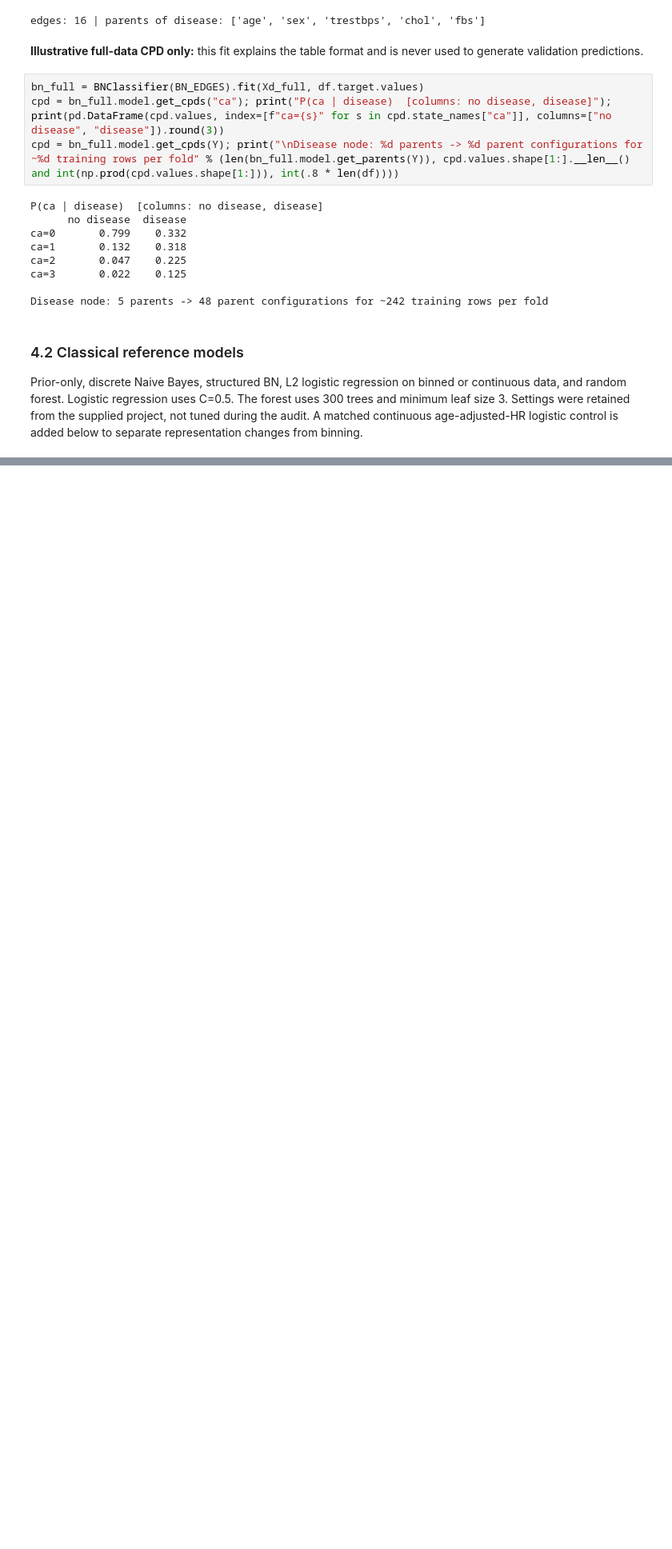
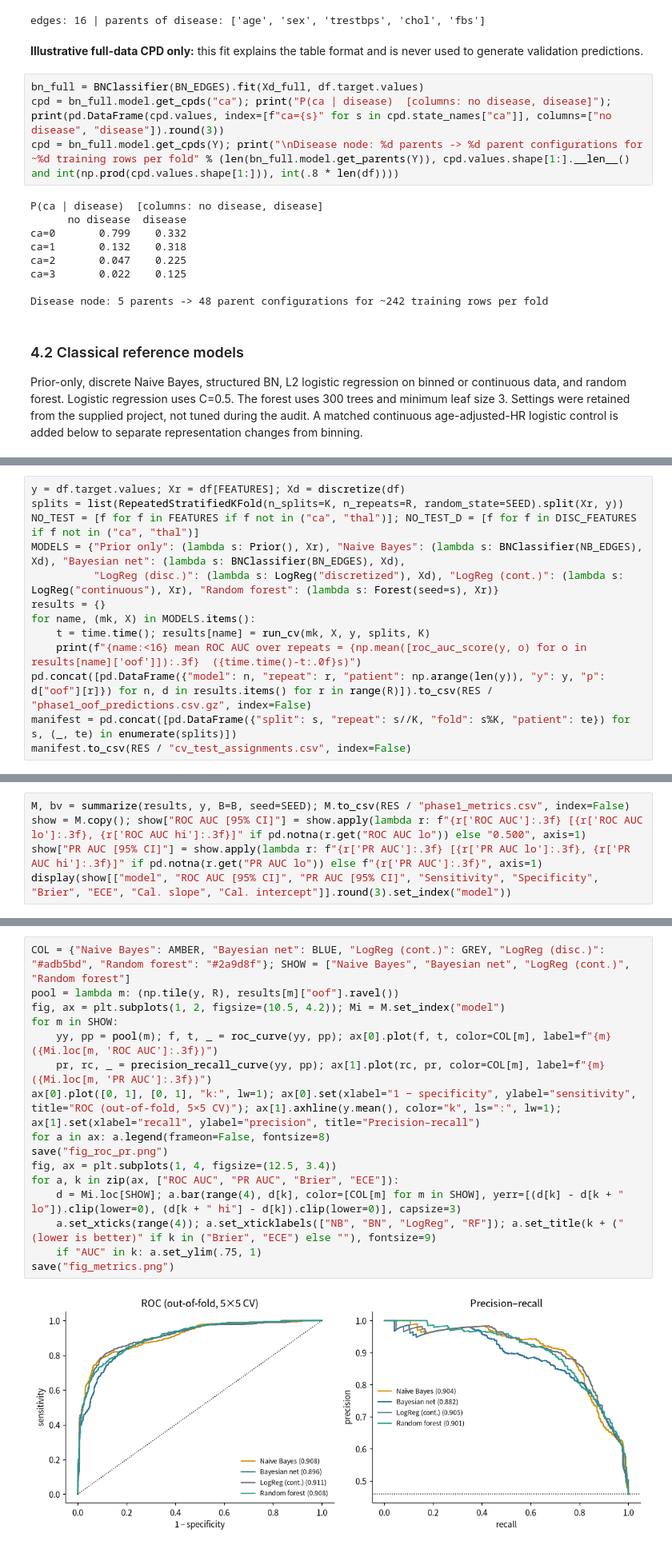
Before and after one commit to 69Igris/heart-disease-risk-modelling, a Jupyter notebook: notebooks/01_phase1_eda_and_classical_models.ipynb, the cells around one changed output, grey strips where cells are left out. Shown at 80% size. Saved outputs shown, nothing was run; the diff lists cells and outputs as text; blank space fills up the shorter version.

```diff
--- a/notebooks/01_phase1_eda_and_classical_models.ipynb
+++ b/notebooks/01_phase1_eda_and_classical_models.ipynb
@@ -204,0 +208,13 @@ Prior-only, discrete Naive Bayes, structured BN, L2 logistic regression on binne
+# %%
+y = df.target.values; Xr = df[FEATURES]; Xd = discretize(df)
+splits = list(RepeatedStratifiedKFold(n_splits=K, n_repeats=R, random_state=SEED).split(Xr, y))
+NO_TEST = [f for f in FEATURES if f not in ("ca", "thal")]; NO_TEST_D = [f for f in DISC_FEATURES if f not in ("ca", "thal")]
+MODELS = {"Prior only": (lambda s: Prior(), Xr), "Naive Bayes": (lambda s: BNClassifier(NB_EDGES), Xd), "Bayesian net": (lambda s: BNClassifier(BN_EDGES), Xd),
+          "LogReg (disc.)": (lambda s: LogReg("discretized"), Xd), "LogReg (cont.)": (lambda s: LogReg("continuous"), Xr), "Random forest": (lambda s: Forest(seed=s), Xr)}
+results = {}
+for name, (mk, X) in MODELS.items():
+    t = time.time(); results[name] = run_cv(mk, X, y, splits, K)
+    print(f"{name:<16} mean ROC AUC over repeats = {np.mean([roc_auc_score(y, o) for o in results[name]['oof']]):.3f}  ({time.time()-t:.0f}s)")
+pd.concat([pd.DataFrame({"model": n, "repeat": r, "patient": np.arange(len(y)), "y": y, "p": d["oof"][r]}) for n, d in results.items() for r in range(R)]).to_csv(RES / "phase1_oof_predictions.csv.gz", index=False)
+manifest = pd.concat([pd.DataFrame({"split": s, "repeat": s//K, "fold": s%K, "patient": te}) for s, (_, te) in enumerate(splits)])
+manifest.to_csv(RES / "cv_test_assignments.csv", index=False)
@@ -204,0 +230,5 @@ Prior-only, discrete Naive Bayes, structured BN, L2 logistic regression on binne
+# %%
+M, bv = summarize(results, y, B=B, seed=SEED); M.to_csv(RES / "phase1_metrics.csv", index=False)
+show = M.copy(); show["ROC AUC [95% CI]"] = show.apply(lambda r: f"{r['ROC AUC']:.3f} [{r['ROC AUC lo']:.3f}, {r['ROC AUC hi']:.3f}]" if pd.notna(r.get("ROC AUC lo")) else "0.500", axis=1)
+show["PR AUC [95% CI]"] = show.apply(lambda r: f"{r['PR AUC']:.3f} [{r['PR AUC lo']:.3f}, {r['PR AUC hi']:.3f}]" if pd.notna(r.get("PR AUC lo")) else f"{r['PR AUC']:.3f}", axis=1)
+display(show[["model", "ROC AUC [95% CI]", "PR AUC [95% CI]", "Sensitivity", "Specificity", "Brier", "ECE", "Cal. slope", "Cal. intercept"]].round(3).set_index("model"))
@@ -204,0 +244,18 @@ Prior-only, discrete Naive Bayes, structured BN, L2 logistic regression on binne
+# %%
+COL = {"Naive Bayes": AMBER, "Bayesian net": BLUE, "LogReg (cont.)": GREY, "LogReg (disc.)": "#adb5bd", "Random forest": "#2a9d8f"}; SHOW = ["Naive Bayes", "Bayesian net", "LogReg (cont.)", "Random forest"]
+pool = lambda m: (np.tile(y, R), results[m]["oof"].ravel())
+fig, ax = plt.subplots(1, 2, figsize=(10.5, 4.2)); Mi = M.set_index("model")
+for m in SHOW:
+    yy, pp = pool(m); f, t, _ = roc_curve(yy, pp); ax[0].plot(f, t, color=COL[m], label=f"{m} ({Mi.loc[m, 'ROC AUC']:.3f})")
+    pr, rc, _ = precision_recall_curve(yy, pp); ax[1].plot(rc, pr, color=COL[m], label=f"{m} ({Mi.loc[m, 'PR AUC']:.3f})")
+ax[0].plot([0, 1], [0, 1], "k:", lw=1); ax[0].set(xlabel="1 − specificity", ylabel="sensitivity", title="ROC (out-of-fold, 5×5 CV)"); ax[1].axhline(y.mean(), color="k", ls=":", lw=1); ax[1].set(xlabel="recall", ylabel="precision", title="Precision–recall")
+for a in ax: a.legend(frameon=False, fontsize=8)
+save("fig_roc_pr.png")
+fig, ax = plt.subplots(1, 4, figsize=(12.5, 3.4))
+for a, k in zip(ax, ["ROC AUC", "PR AUC", "Brier", "ECE"]):
+    d = Mi.loc[SHOW]; a.bar(range(4), d[k], color=[COL[m] for m in SHOW], yerr=[(d[k] - d[k + " lo"]).clip(lower=0), (d[k + " hi"] - d[k]).clip(lower=0)], capsize=3)
+    a.set_xticks(range(4)); a.set_xticklabels(["NB", "BN", "LogReg", "RF"]); a.set_title(k + (" (lower is better)" if k in ("Brier", "ECE") else ""), fontsize=9)
+    if "AUC" in k: a.set_ylim(.75, 1)
+save("fig_metrics.png")
+# %% [output]
+[figure, added]
```
Also changed, not shown: parts of 11 cells of this notebook, 11 other files.
